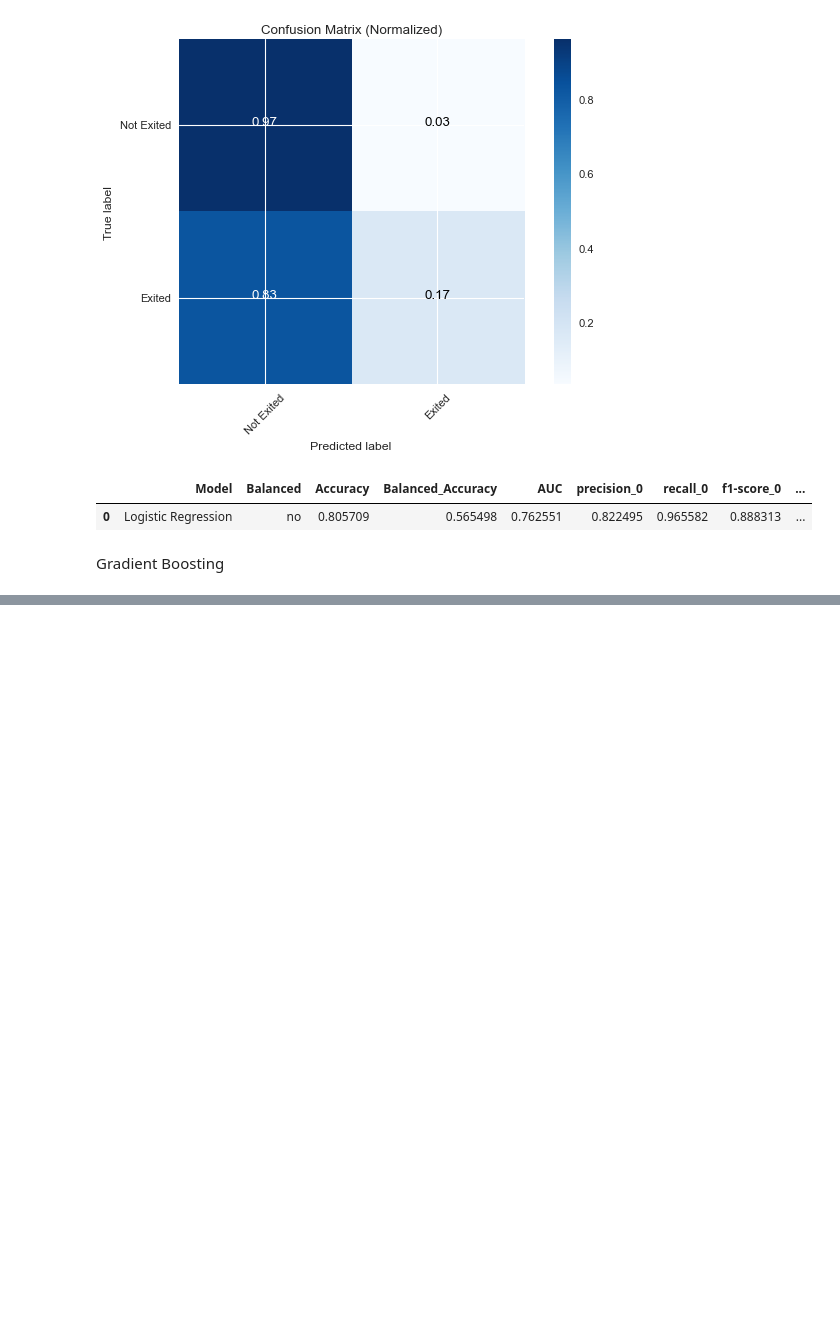
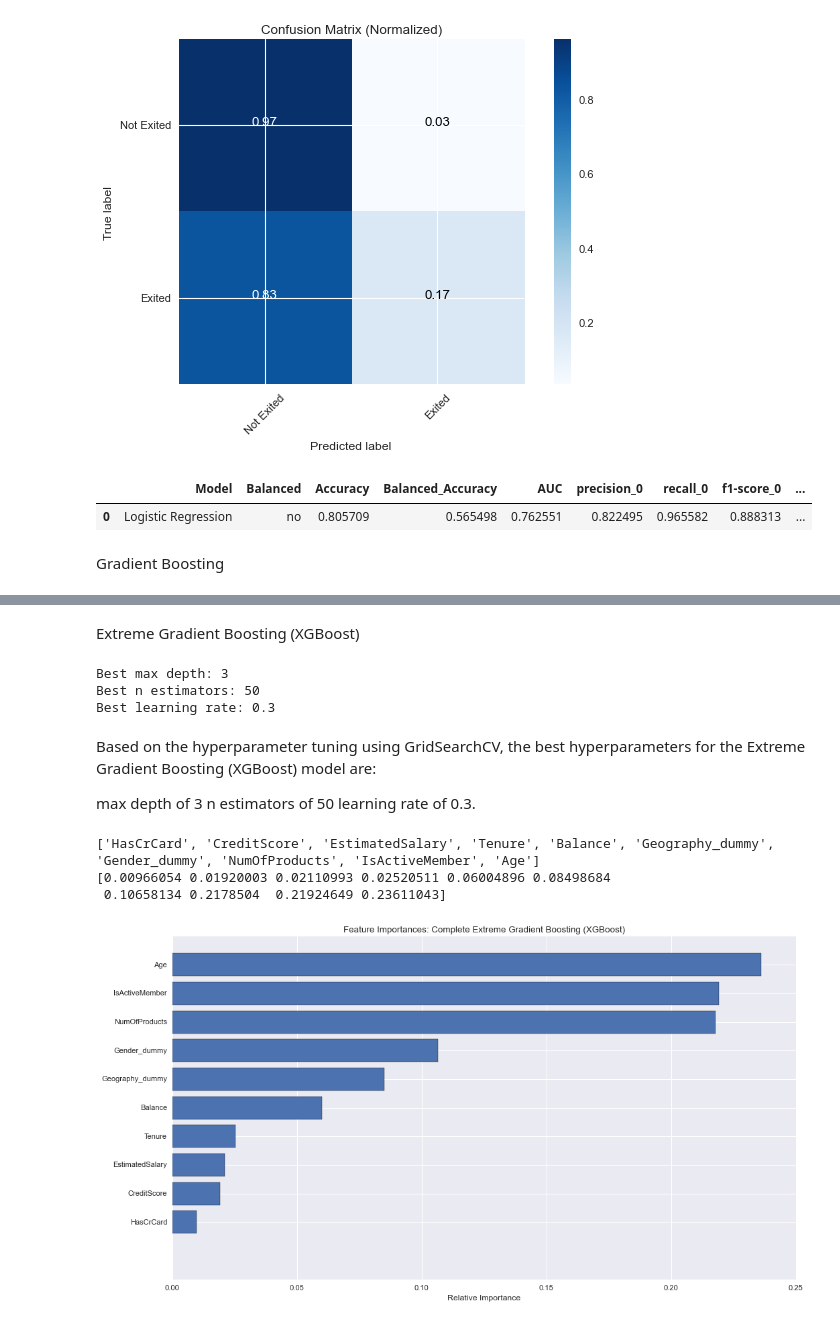
Before and after one commit to EmilyCaroline/BankCustomerChurnPrediction, a Jupyter notebook: main.ipynb, the cells around one changed output, grey strips where cells are left out. Drawn from its saved outputs; the diff is of its cells as text; code cells hidden in the pictures; blank space fills up the shorter version.

```diff
--- a/main.ipynb
+++ b/main.ipynb
@@ -778,0 +831,63 @@ best n estimator : 50
+# %% [markdown]
+Extreme Gradient Boosting (XGBoost)
+# %%
+# Import XGBoost library
+from xgboost import XGBClassifier
+
+# Define hyperparameters to search over
+param_grid = {'max_depth': [2, 3, 4, 6, 10, 15],
+              'n_estimators': [50, 100, 300, 500],
+              'learning_rate': [0.01, 0.1, 0.2, 0.3, 0.5]}
+
+# Create an XGBoost model object
+xgb = XGBClassifier()
+
+# Create a grid search object with cross-validation
+model_XGB = GridSearchCV(xgb, param_grid, cv=5, n_jobs=10)
+
+# Fit the grid search object on the training data
+model_XGB.fit(train[features], train[target])
+
+# Print the best hyperparameters
+best_max_depth = model_XGB.best_params_['max_depth']
+best_n_estimators = model_XGB.best_params_['n_estimators']
+best_learning_rate = model_XGB.best_params_['learning_rate']
+print("Best max depth:", best_max_depth)
+print("Best n estimators:", best_n_estimators)
+print("Best learning rate:", best_learning_rate)
+# %% [output]
+Best max depth: 3
+Best n estimators: 50
+Best learning rate: 0.3
+# %% [markdown]
+Based on the hyperparameter tuning using GridSearchCV, the best hyperparameters for the Extreme Gradient Boosting (XGBoost) model are:
+
+max depth of 3
+n estimators of 50
+learning rate of 0.3.
+# %%
+# Use the best hyperparameters to fit the model on the training data
+xgb = XGBClassifier(max_depth=best_max_depth, n_estimators=best_n_estimators, learning_rate=best_learning_rate)
+xgb.fit(train[features], train[target])
+
+# Predict on the test data
+y_pred = xgb.predict(test[features])
+y_pred_prob = xgb.predict_proba(test[features])[:,1]
+
+importances = model_XGB.best_estimator_.feature_importances_
+indices = np.argsort(importances)
+
+print([features[i] for i in indices])
+print(importances[indices])
+
+plt.figure(figsize=(15, 8))
+plt.title('Feature Importances: Complete Extreme Gradient Boosting (XGBoost)')
+plt.barh(range(len(indices)), importances[indices], align='center')
+plt.yticks(range(len(indices)), [features[i] for i in indices])
+plt.xlabel('Relative Importance')
+plt.show()
+# %% [output]
+['HasCrCard', 'CreditScore', 'EstimatedSalary', 'Tenure', 'Balance', 'Geography_dummy', 'Gender_dummy', 'NumOfProducts', 'IsActiveMember', 'Age']
+[0.00966054 0.01920003 0.02110993 0.02520511 0.06004896 0.08498684
+ 0.10658134 0.2178504  0.21924649 0.23611043]
+[figure, added]
```
Also changed, not shown: parts of 11 cells of this notebook.
